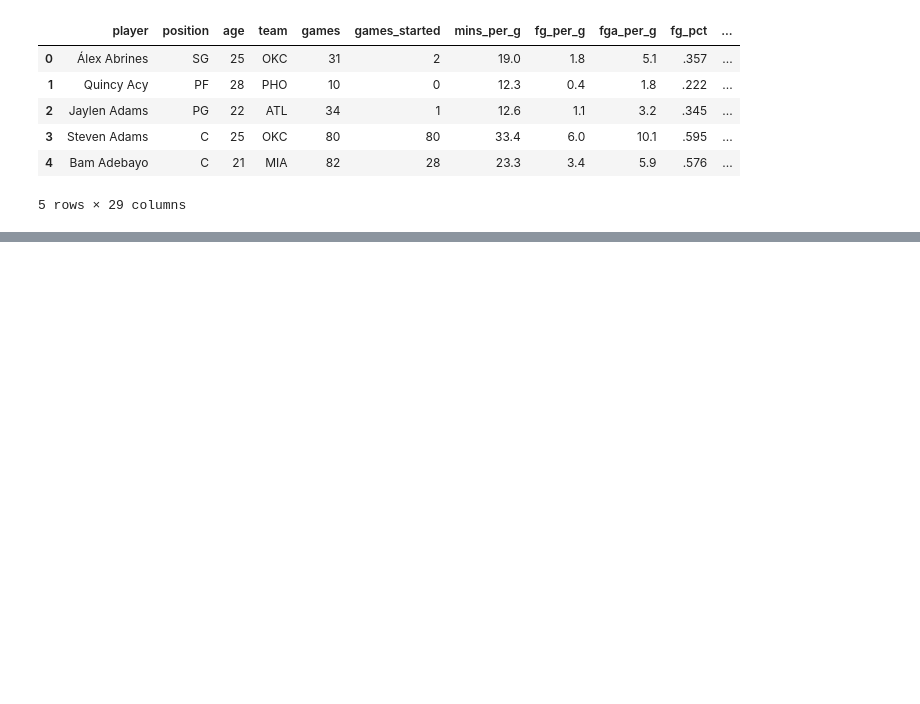
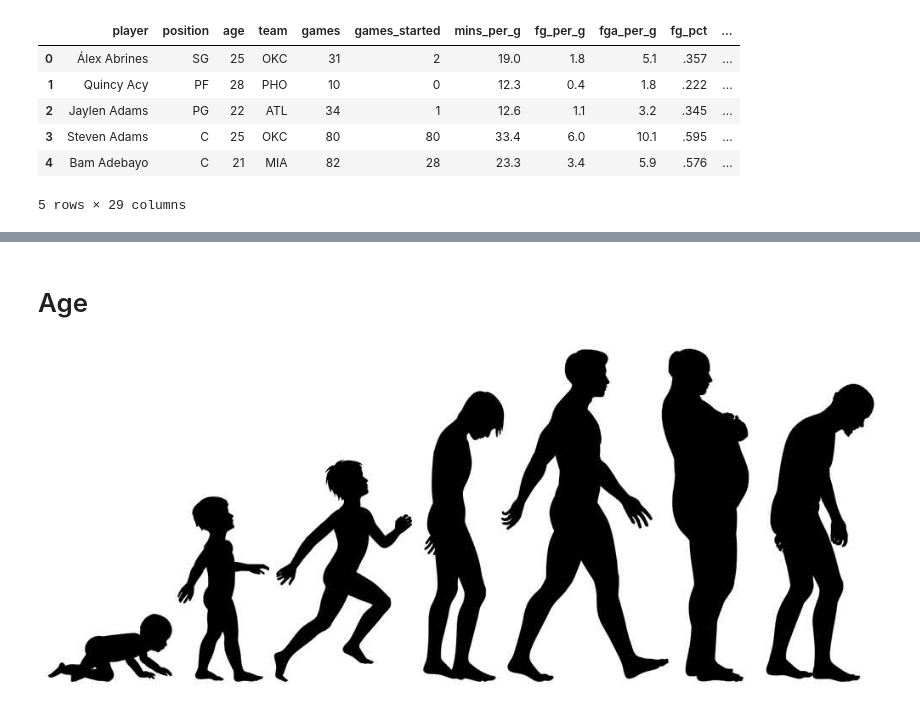
Before and after one commit to Alyrei/project-1, a Jupyter notebook: Untitled1.ipynb, the cells around one changed output, grey strips where cells are left out. Saved outputs shown, nothing was run; the diff lists cells and outputs as text; code cells hidden in the pictures; blank space fills up the shorter version.

```diff
--- a/Untitled1.ipynb
+++ b/Untitled1.ipynb
@@ -264,0 +232,6 @@ Index(['level_0', 'index', 'position', 'age', 'games', 'games_started',
+# %% [markdown]
+# Age
+# %%
+Image("age.jpg")
+# %% [output]
+[figure, added]
```
Also changed, not shown: parts of 17 cells of this notebook, 8 other files.
